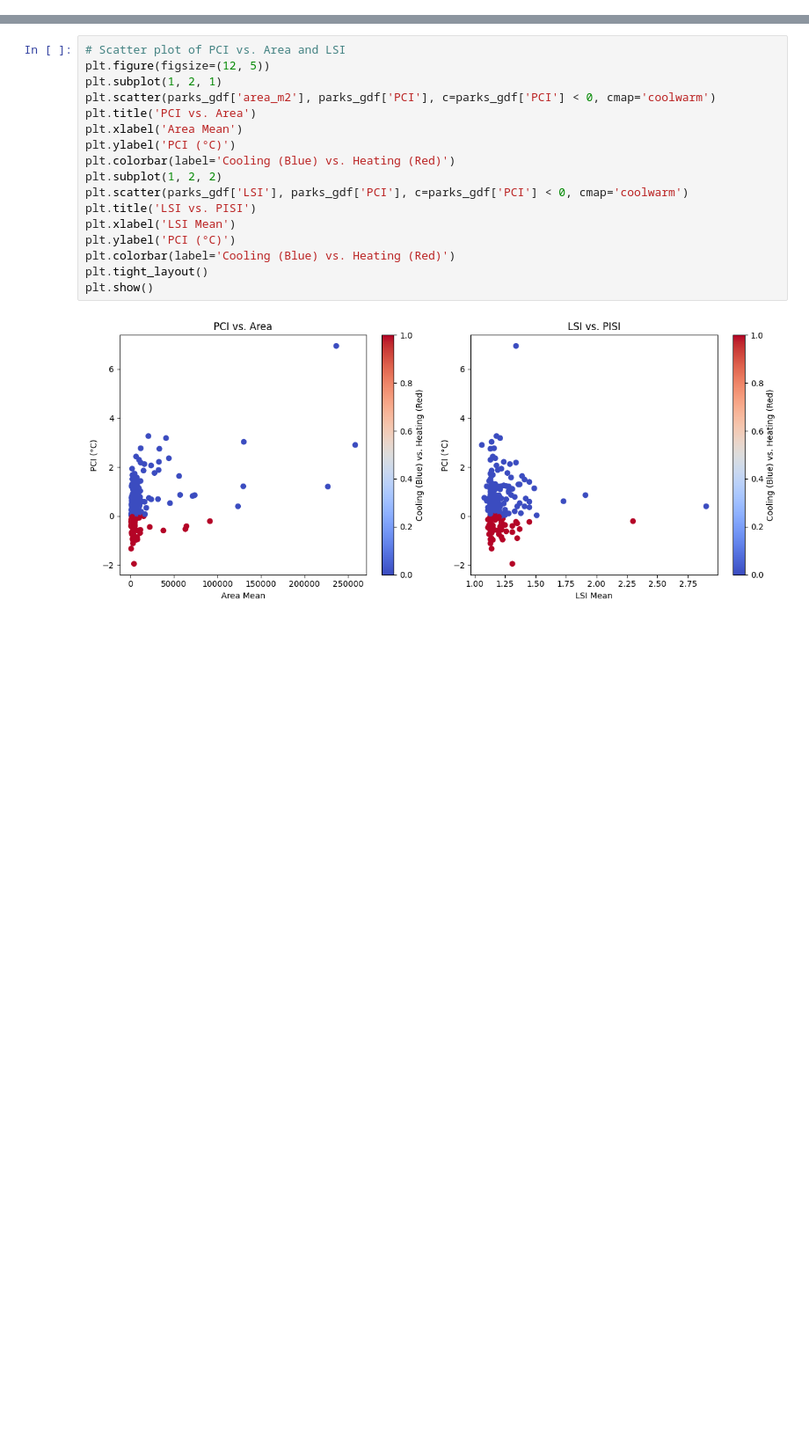
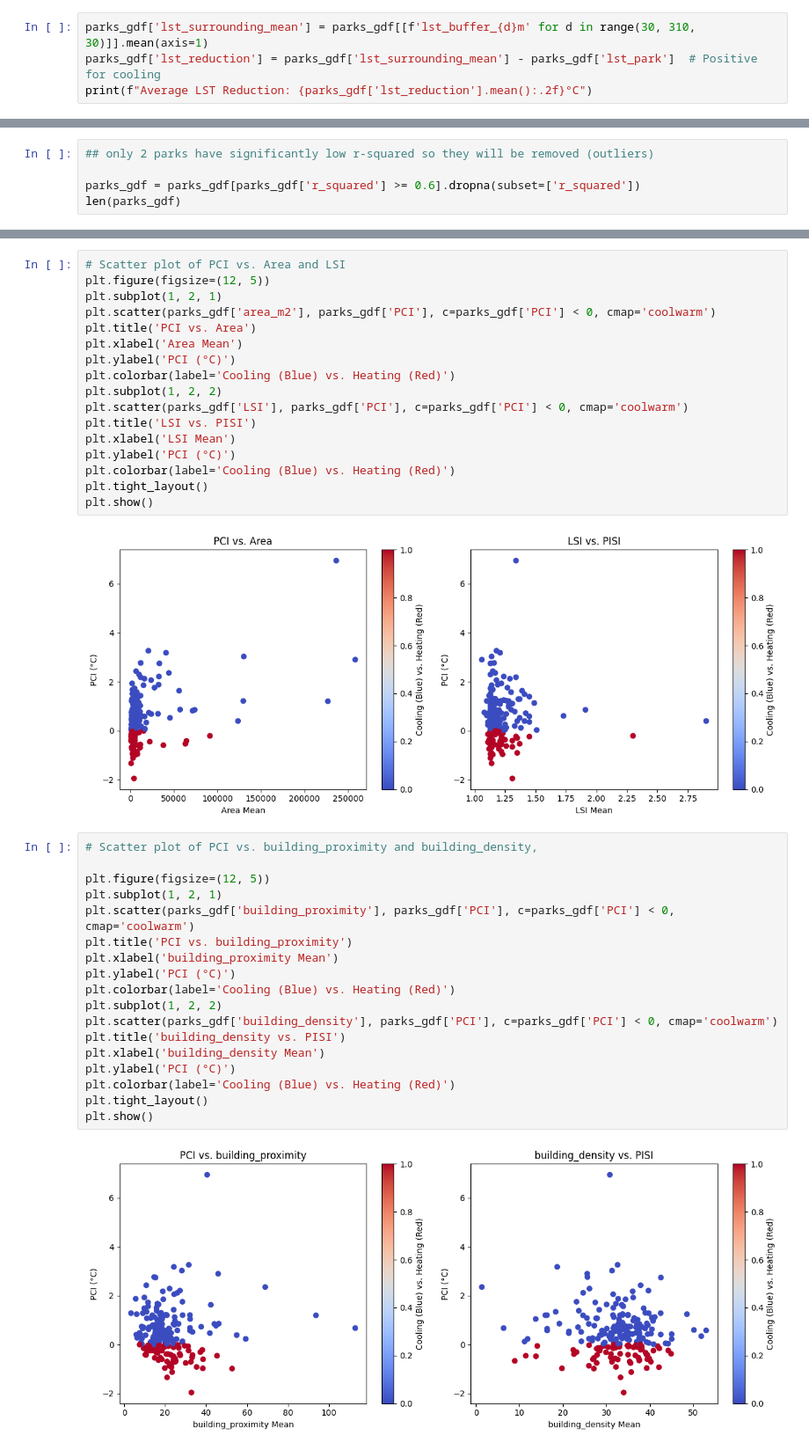
Before and after one commit to NourahAlhosain/CASA-Disso-25, a Jupyter notebook: 05_CoolingImpactCalculations.ipynb, the cells around one changed output, grey strips where cells are left out. Shown at 88% size. Drawn from its saved outputs; the diff is of its cells as text; blank space fills up the shorter version.

```diff
--- a/05_CoolingImpactCalculations.ipynb
+++ b/05_CoolingImpactCalculations.ipynb
@@ -243,0 +247,4 @@ print(f"- Number of buffers with valid lst_mean: {buffer_gdf['lst_mean'].notna()
+# %%
+parks_gdf['lst_surrounding_mean'] = parks_gdf[[f'lst_buffer_{d}m' for d in range(30, 310, 30)]].mean(axis=1)
+parks_gdf['lst_reduction'] = parks_gdf['lst_surrounding_mean'] - parks_gdf['lst_park']  # Positive for cooling
+print(f"Average LST Reduction: {parks_gdf['lst_reduction'].mean():.2f}°C")
@@ -420,3 +430,8 @@ Park 222.0: PCD=251.3m (critical point), PCI=-1.96°C, PCA=51679m², PCE=11.46
 Park 223.0: PCD=296.4m (critical point), PCI=-0.04°C, PCA=59941m², PCE=24.58
 Park 224.0: PCD=278.0m (critical point), PCI=1.68°C, PCA=54396m², PCE=19.73
 Park 225.0: PCD=254.1m (critical point), PCI=0.63°C, PCA=47835m², PCE=24.27
+# %%
+## only 2 parks have significantly low r-squared so they will be removed (outliers)
+
+parks_gdf = parks_gdf[parks_gdf['r_squared'] >= 0.6].dropna(subset=['r_squared'])
+len(parks_gdf)
@@ -536,3 +554,23 @@ plt.tight_layout()
 plt.show()
 # %% [output]
 [figure]
+# %%
+# Scatter plot of PCI vs. building_proximity and building_density,
+
+plt.figure(figsize=(12, 5))
+plt.subplot(1, 2, 1)
+plt.scatter(parks_gdf['building_proximity'], parks_gdf['PCI'], c=parks_gdf['PCI'] < 0, cmap='coolwarm')
+plt.title('PCI vs. building_proximity')
+plt.xlabel('building_proximity Mean')
+plt.ylabel('PCI (°C)')
+plt.colorbar(label='Cooling (Blue) vs. Heating (Red)')
+plt.subplot(1, 2, 2)
+plt.scatter(parks_gdf['building_density'], parks_gdf['PCI'], c=parks_gdf['PCI'] < 0, cmap='coolwarm')
+plt.title('building_density vs. PISI')
+plt.xlabel('building_density Mean')
+plt.ylabel('PCI (°C)')
+plt.colorbar(label='Cooling (Blue) vs. Heating (Red)')
+plt.tight_layout()
+plt.show()
+# %% [output]
+[figure, added]
```
Also changed, not shown: parts of 9 cells of this notebook, 8 other files.
